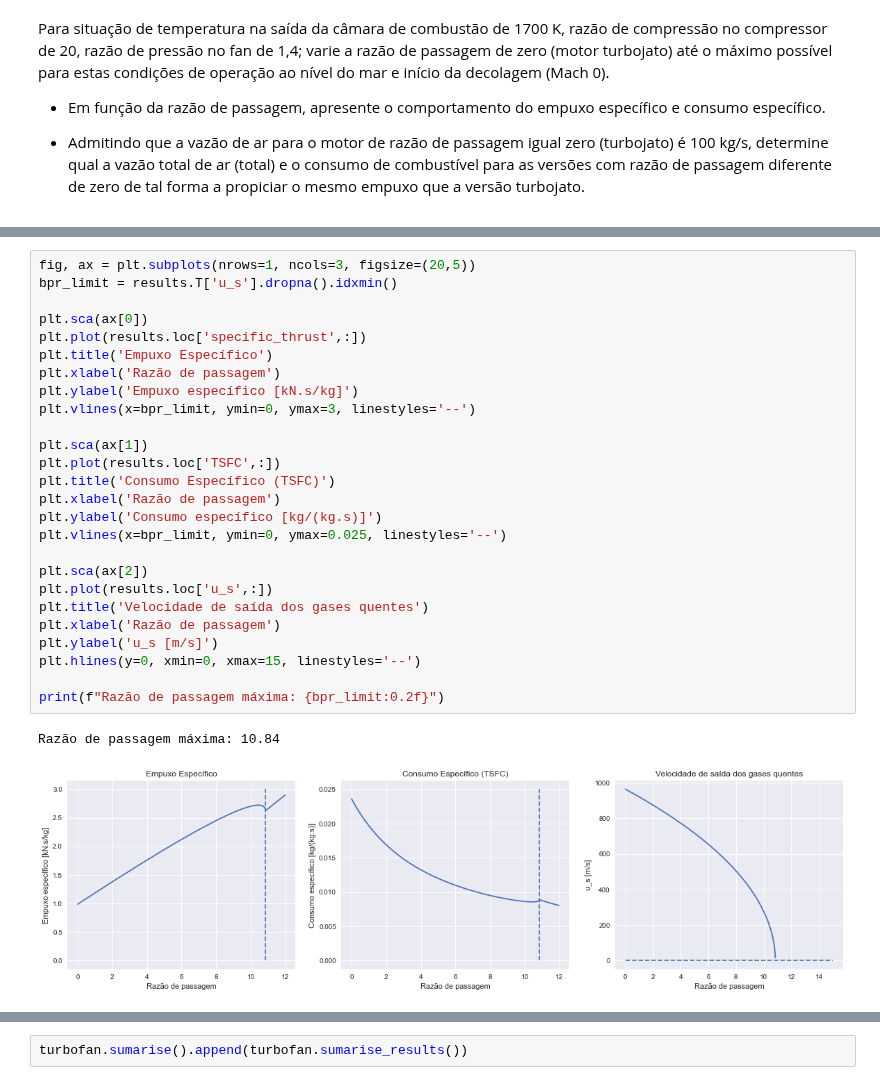
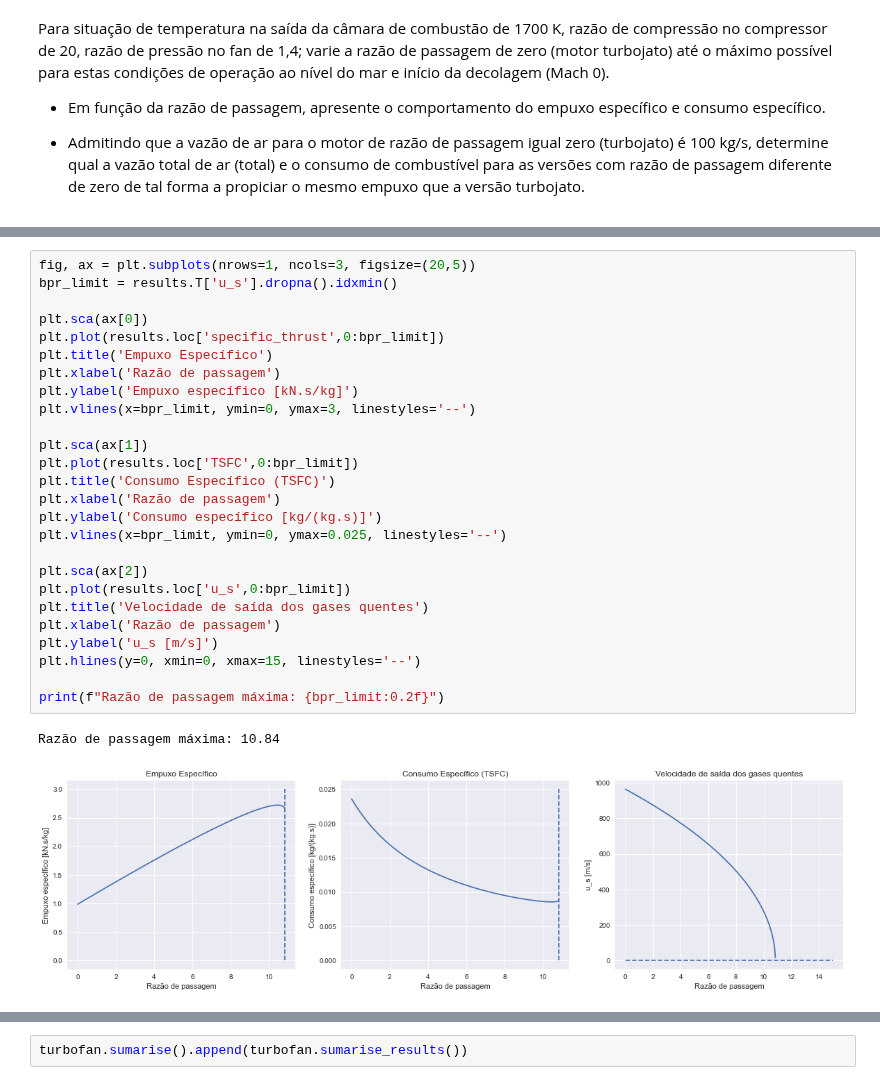
Before and after one commit to jonasdegrave/gas-turbine, a Jupyter notebook: questao_2.ipynb, the cells around one changed output, grey strips where cells are left out. Cells and saved outputs as stored; diff of their text form.

```diff
--- a/questao_2.ipynb
+++ b/questao_2.ipynb
@@ -105,30 +104,30 @@ results
 # %%
 fig, ax = plt.subplots(nrows=1, ncols=3, figsize=(20,5))
 bpr_limit = results.T['u_s'].dropna().idxmin()
 
 plt.sca(ax[0])
-plt.plot(results.loc['specific_thrust',:])
+plt.plot(results.loc['specific_thrust',0:bpr_limit])
 plt.title('Empuxo Específico')
 plt.xlabel('Razão de passagem')
 plt.ylabel('Empuxo específico [kN.s/kg]')
 plt.vlines(x=bpr_limit, ymin=0, ymax=3, linestyles='--')
 
 plt.sca(ax[1])
-plt.plot(results.loc['TSFC',:])
+plt.plot(results.loc['TSFC',0:bpr_limit])
 plt.title('Consumo Específico (TSFC)')
 plt.xlabel('Razão de passagem')
 plt.ylabel('Consumo específico [kg/(kg.s)]')
 plt.vlines(x=bpr_limit, ymin=0, ymax=0.025, linestyles='--')
 
 plt.sca(ax[2])
-plt.plot(results.loc['u_s',:])
+plt.plot(results.loc['u_s',0:bpr_limit])
 plt.title('Velocidade de saída dos gases quentes')
 plt.xlabel('Razão de passagem')
 plt.ylabel('u_s [m/s]')
 plt.hlines(y=0, xmin=0, xmax=15, linestyles='--')
 
 print(f"Razão de passagem máxima: {bpr_limit:0.2f}")
 # %% [output]
 Razão de passagem máxima: 10.84
-[figure, old version]
+[figure, new version]
 # %%
```
Also changed, not shown: parts of 6 cells of this notebook.
